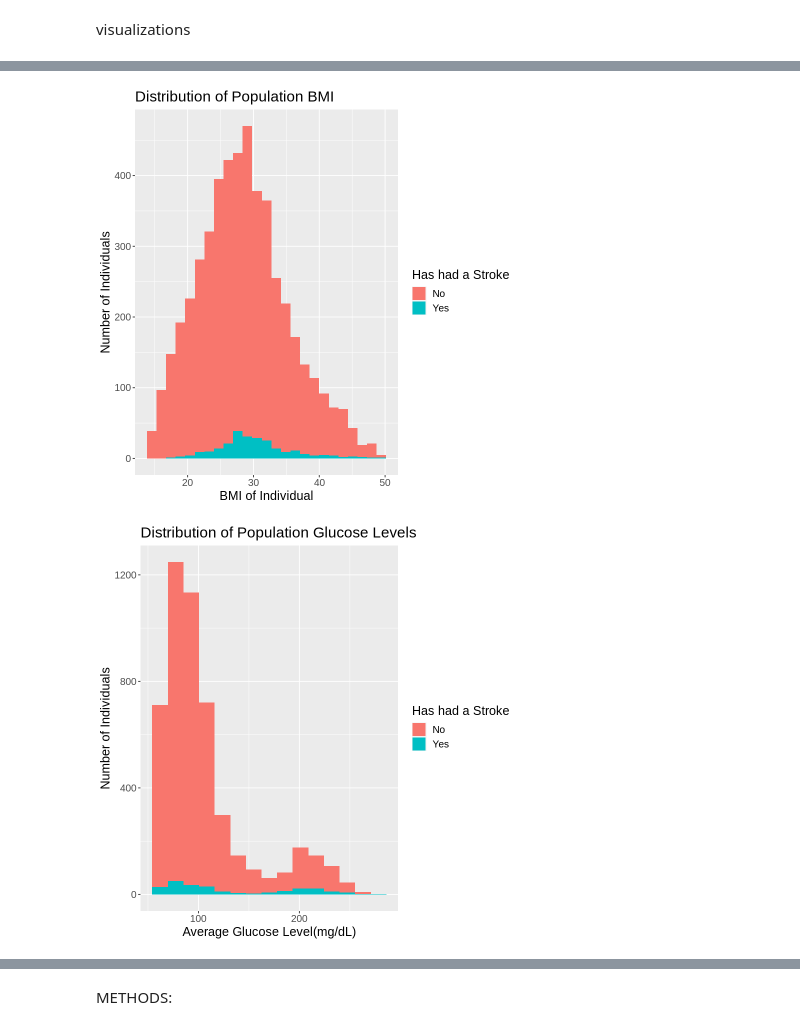
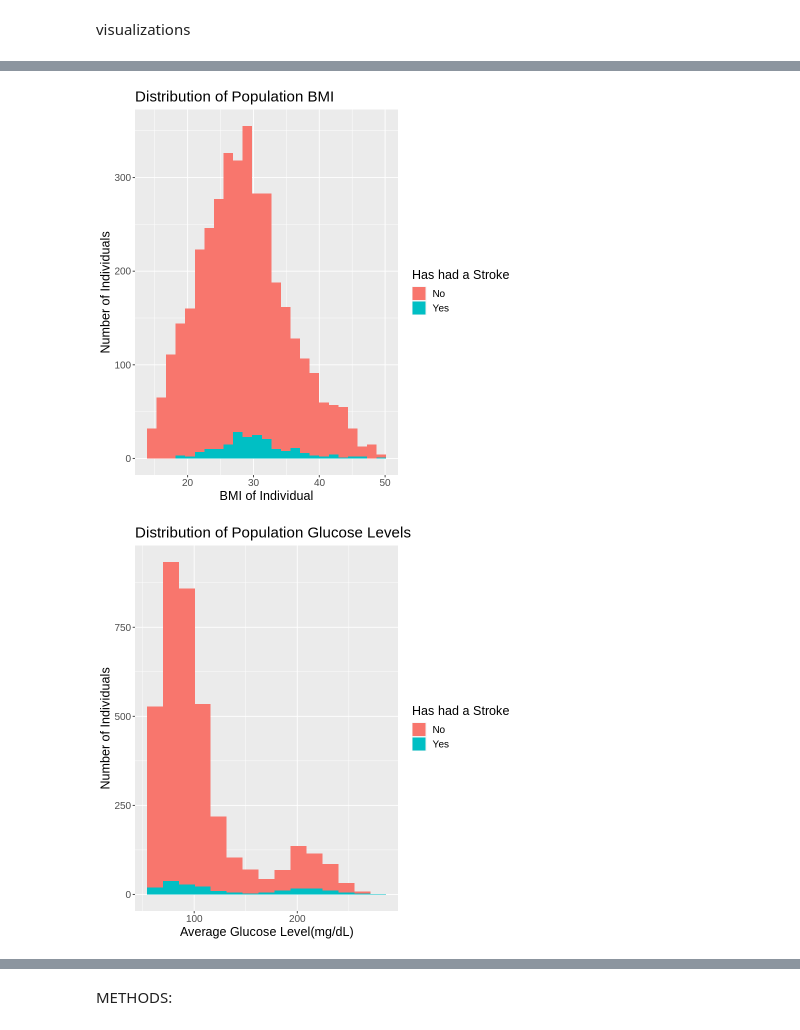
Before and after one commit to inigogrch/dsci-100-2022w2-group-29-section-007, a Jupyter notebook: project-code.ipynb, the cells around one changed output, grey strips where cells are left out. Saved outputs shown, nothing was run; the diff lists cells and outputs as text; code cells hidden in the pictures.

```diff
--- a/project-code.ipynb
+++ b/project-code.ipynb
@@ -63,7 +37,6 @@ A spec_tbl_df: 4981 × 11
 # changing chr data to categorical data (gender, smoking status, work type, residence type, hypertension, heart disease)
 # removing ever_married column
 # changed Residence_type and bmi column names
-
 brainstroke_data_v1 <- brainstroke_data |>
     mutate(across(c(gender, hypertension:Residence_type, smoking_status:stroke),
                   as_factor)) |>
@@ -72,13 +45,18 @@ brainstroke_data_v1 <- brainstroke_data |>
 colnames(brainstroke_data_v1)[6] <- 'residence_type'
 colnames(brainstroke_data_v1)[8] <- 'body_mass_index'
 
-brainstroke_data_v1
+
+# checking for missing data
+not_available <- brainstroke_data_v1 |>
+    summarize(across(everything(), ~ sum(is.na(.))))
+not_available
 
 
-# checking possible values for gender, work type, residence type, and smoking status
+# splitting into training/testing data set (75%:25% proportions)
+brainstroke_split <- initial_split(brainstroke_data_v1, prop = 0.75, strata = stroke)
 
-unique(brainstroke_data_v1$gender)
-unique(brainstroke_data_v1$work_type)
-unique(brainstroke_data_v1$residence_type)
-unique(brainstroke_data_v1$smoking_status)
+brainstroke_training <- training(brainstroke_split)
+brainstroke_testing <- testing(brainstroke_split)
+
+brainstroke_training
 # %% [output]
@@ -202,7 +175,7 @@ A grouped_df: 4 × 4
 # %% [markdown]
 visualizations
 # %%
-histogram_data <- brainstroke_data_v1 |>
+histogram_data <- brainstroke_training |>
     mutate(stroke = recode(stroke, '0' = "No", '1' = "Yes"))
 
 #histogram 1: distribution of population age
@@ -257,3 +230,3 @@ age_bmi_scatterplot
-[figure, old version]
+[figure, new version]
-[figure, old version]
+[figure, new version]
 [figure]
```
Also changed, not shown: parts of 7 cells of this notebook.
